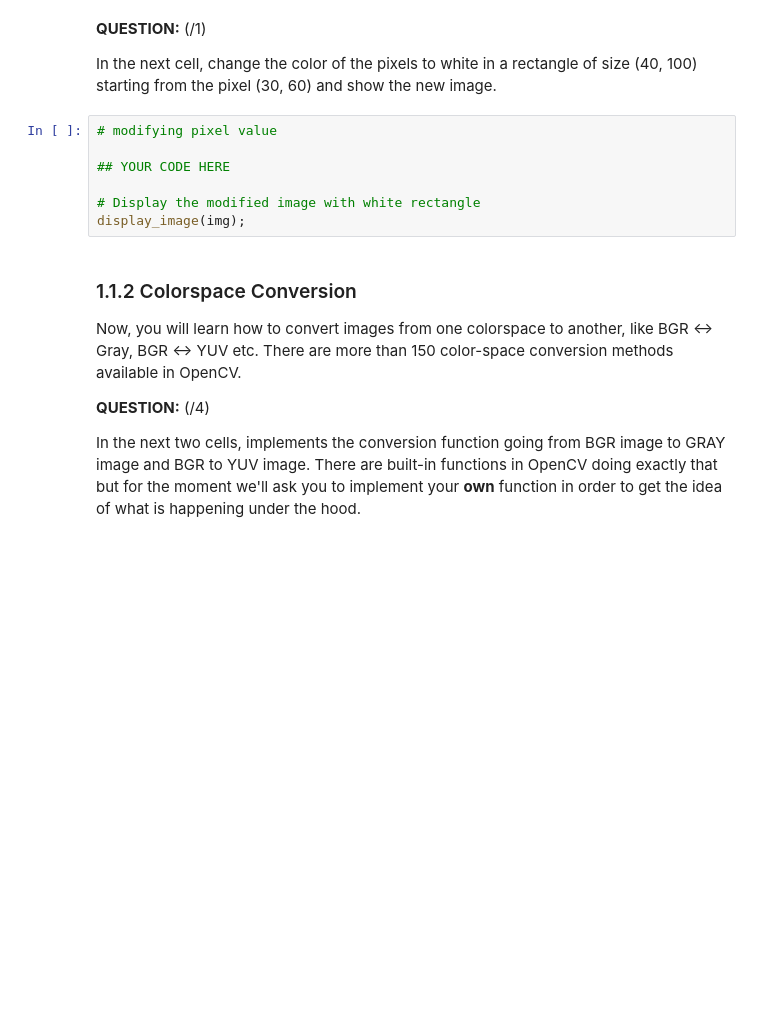
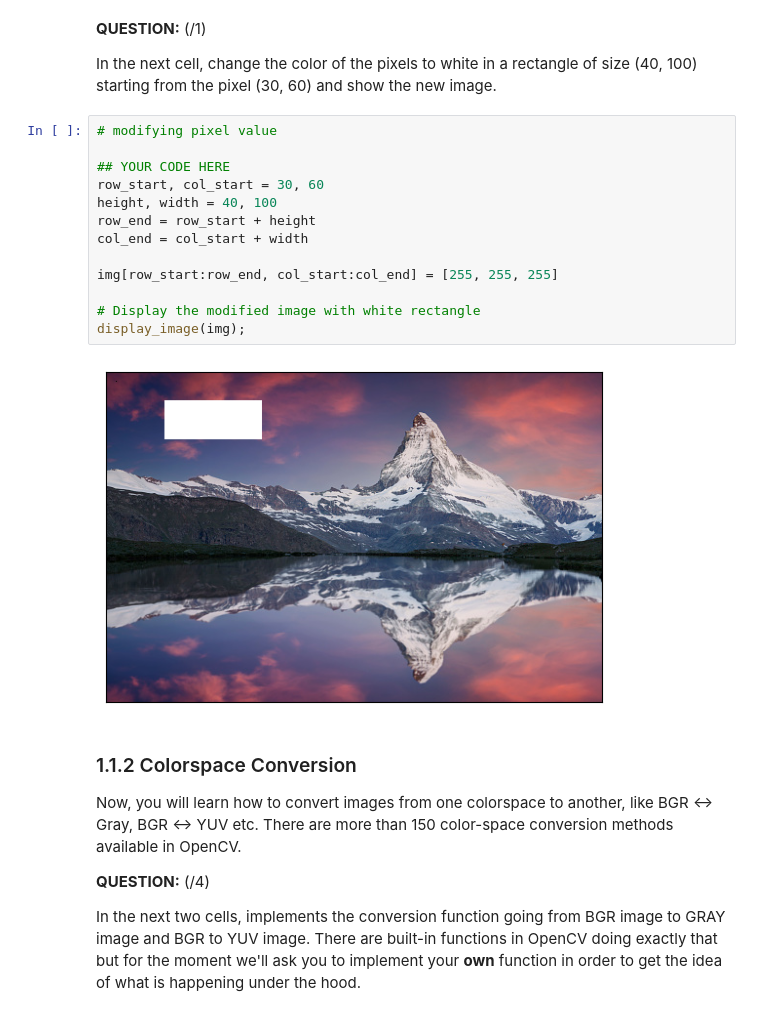
Before and after one commit to JulienErblandEPFL/Img_processing_lab1, a Jupyter notebook: Lab1/01_introduction_image_processing_2024.ipynb, the cells around one changed output. Drawn from its saved outputs; the diff is of its cells as text; blank space fills up the shorter version.

```diff
--- a/Lab1/01_introduction_image_processing_2024.ipynb
+++ b/Lab1/01_introduction_image_processing_2024.ipynb
@@ -83,10 +114,18 @@ In the next cell, change the color of the pixels to white in a rectangle of size
 # %%
 # modifying pixel value
 
 ## YOUR CODE HERE
+row_start, col_start = 30, 60
+height, width = 40, 100
+row_end = row_start + height
+col_end = col_start + width
+
+img[row_start:row_end, col_start:col_end] = [255, 255, 255]
 
 # Display the modified image with white rectangle
 display_image(img);
+# %% [output]
+[figure, added]
 # %% [markdown]
 ### 1.1.2 Colorspace Conversion
 
```
Also changed, not shown: parts of 20 cells of this notebook.
